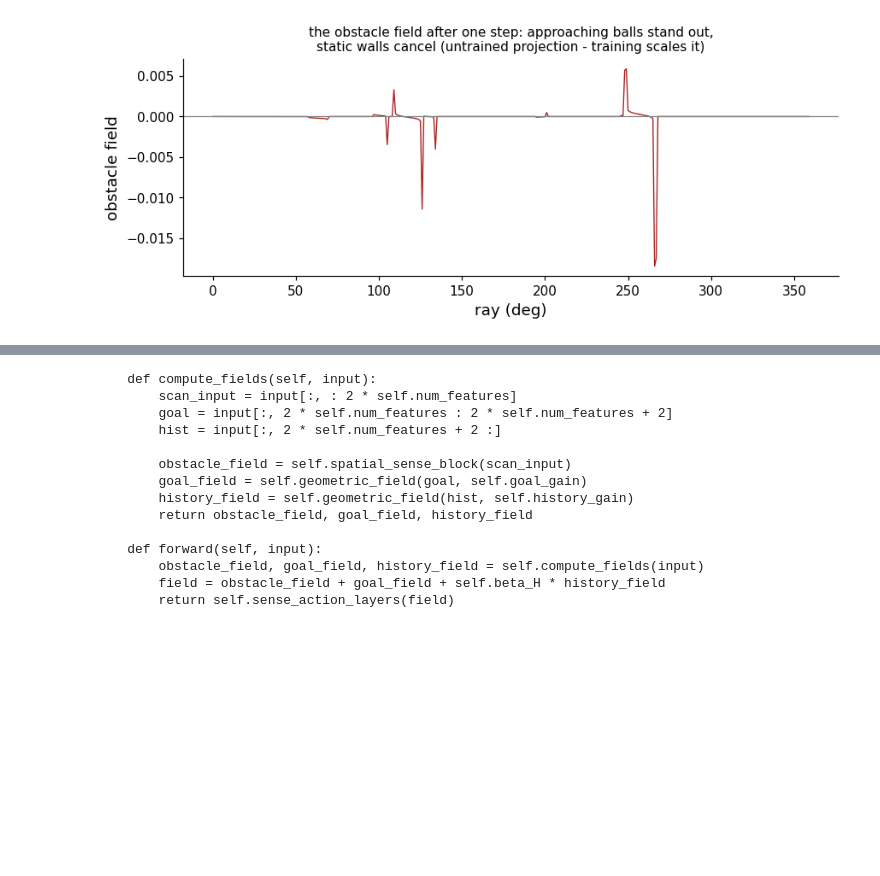
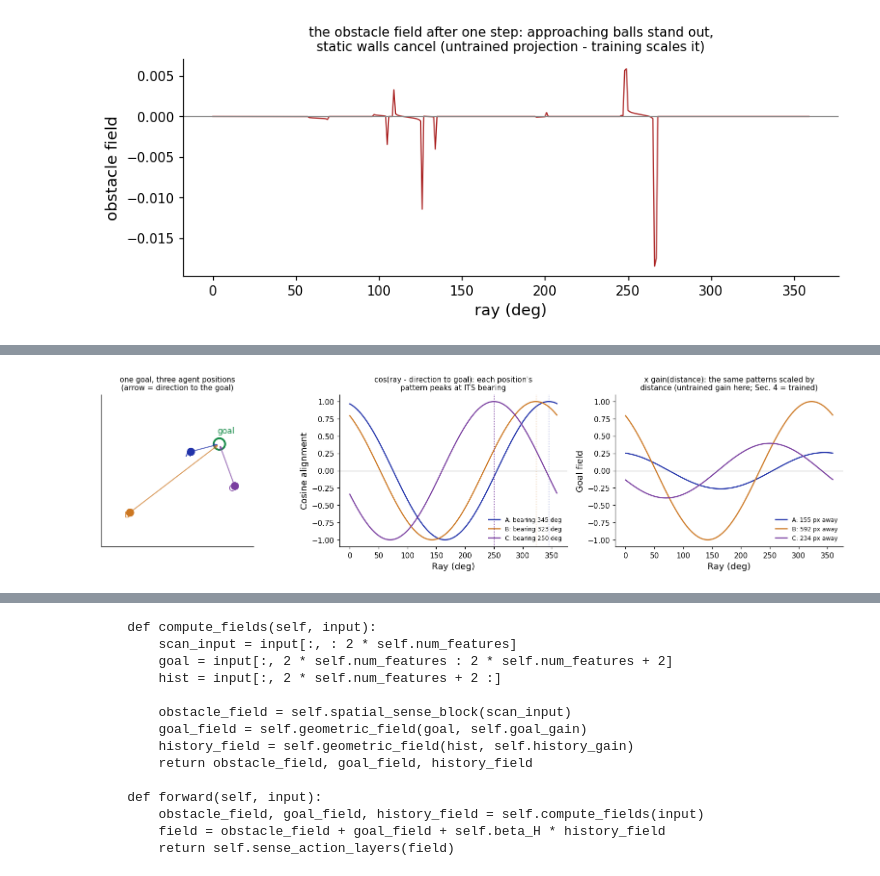
Before and after one commit to HanZhang-psych/Ego-Spatial-Sense, a Jupyter notebook: 2D-Escaping-Ball/tutorial_action_agent.ipynb, the cells around one changed output, grey strips where cells are left out. Cells and saved outputs as stored; diff of their text form; code cells hidden in the pictures; blank space fills up the shorter version.

```diff
--- a/2D-Escaping-Ball/tutorial_action_agent.ipynb
+++ b/2D-Escaping-Ball/tutorial_action_agent.ipynb
@@ -227,0 +219,52 @@ plt.show()
+# %%
+GOAL = (620, 260)
+agents = {"A (near)": (470, 300), "B (far)": (150, 620),
+          "C (other side)": (700, 480)}
+acolors = {"A (near)": C_ES2, "B (far)": C_MLP, "C (other side)": "#7a3fa0"}
+
+fig, axes = plt.subplots(1, 3, figsize=(15, 4.0))
+ax = axes[0]
+ax.add_patch(plt.Circle(GOAL, 30, fc="none", ec=C_GOAL, lw=2.5))
+ax.annotate("goal", GOAL, (GOAL[0] - 10, GOAL[1] - 55), color=C_GOAL,
+            fontsize=11)
+for name, (x, y) in agents.items():
+    ax.plot(x, y, "o", color=acolors[name], ms=10)
+    ax.annotate("", xy=GOAL, xytext=(x, y),
+                arrowprops=dict(arrowstyle="->", color=acolors[name],
+                                lw=1.4, alpha=0.7))
+    ax.annotate(name.split()[0], (x, y), (x - 30, y + 25),
+                color=acolors[name], fontsize=11)
+ax.set_xlim(0, W); ax.set_ylim(0, H); ax.set_aspect(1)
+ax.invert_yaxis()
+ax.set_title("one goal, three agent positions\n(arrow = direction to the goal)",
+             fontsize=10)
+ax.set_xticks([]); ax.set_yticks([])
+
+rays = np.arange(360)
+for name, (x, y) in agents.items():
+    dx, dy = GOAL[0] - x, GOAL[1] - y
+    dist = math.hypot(dx, dy)
+    bearing = math.degrees(math.atan2(dy, dx)) % 360
+    cosine = np.cos(np.deg2rad(rays - bearing))
+    axes[1].plot(rays, cosine, color=acolors[name], lw=1.6,
+                 label=f"{name.split()[0]}: bearing {bearing:.0f} deg")
+    axes[1].axvline(bearing, color=acolors[name], lw=0.8, ls=":")
+    with torch.no_grad():
+        g = demo.goal_gain(torch.tensor([[dist / demo.sensing_range]]))
+    axes[2].plot(rays, (g.item() * cosine), color=acolors[name], lw=1.6,
+                 label=f"{name.split()[0]}: {dist:.0f} px away")
+axes[1].axhline(0, color=C_GRAY, lw=0.8)
+axes[1].set_xlabel("Ray (deg)"); axes[1].set_ylabel("Cosine alignment")
+axes[1].set_title("cos(ray - direction to goal): each position's\n"
+                  "pattern peaks at ITS bearing", fontsize=10)
+axes[1].legend(fontsize=8)
+axes[2].axhline(0, color=C_GRAY, lw=0.8)
+axes[2].set_xlabel("Ray (deg)"); axes[2].set_ylabel("Goal field")
+axes[2].set_title("x gain(distance): the same patterns scaled by\n"
+                  "distance (untrained gain here; Sec. 4 = trained)",
+                  fontsize=10)
+axes[2].legend(fontsize=8)
+plt.tight_layout()
+plt.show()
+# %% [output]
+[figure, added]
```
Also changed, not shown: parts of 6 cells of this notebook.
